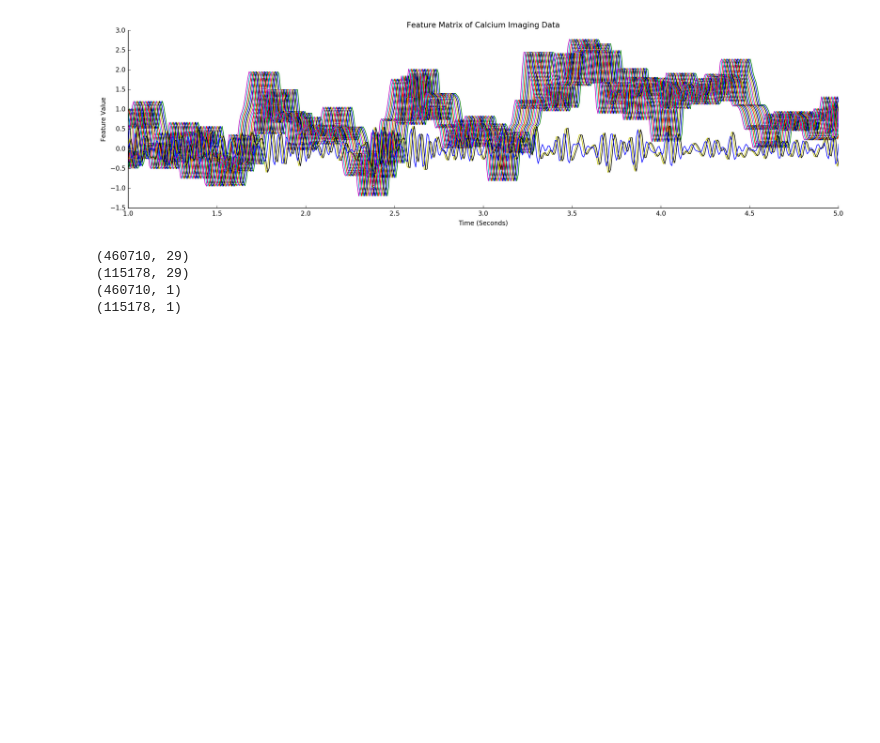
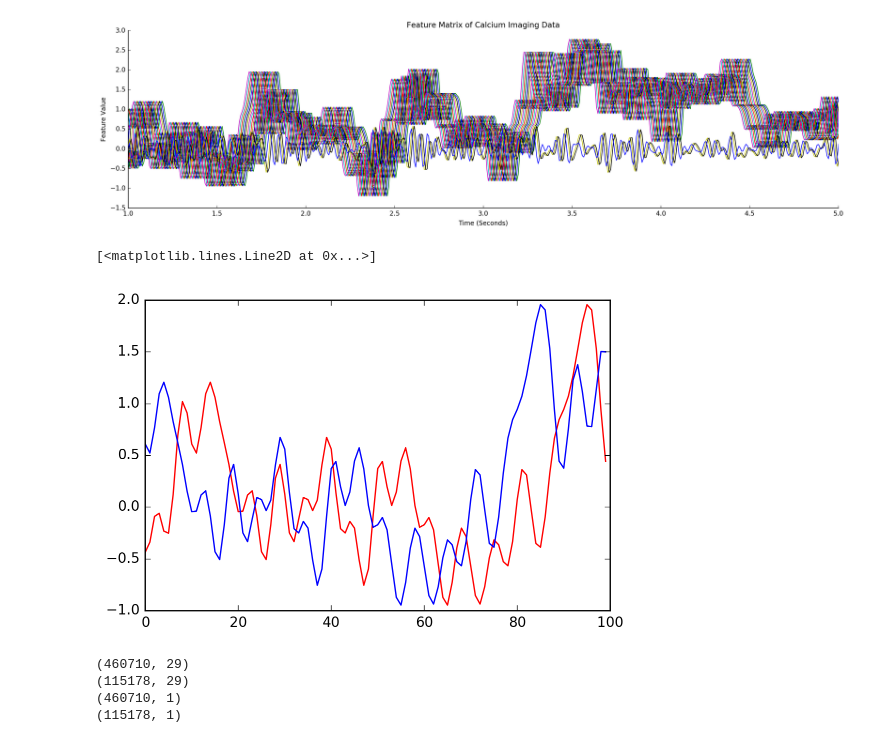
Before and after one commit to torbenator/calcium_spikes, a Jupyter notebook: calcium_imaging.ipynb, the cells around one changed output. Cells and saved outputs as stored; diff of their text form; code cells hidden in the pictures; blank space fills up the shorter version.

```diff
--- a/calcium_imaging.ipynb
+++ b/calcium_imaging.ipynb
@@ -193,4 +205,10 @@ ax1.set_xlabel('Time (Seconds)')
 (29, 575888)
 <matplotlib.text.Text at 0x...>
 [figure]
+# %%
+plt.plot(calcium_feature_mat[0,:100].T,'r')
+plt.plot(calcium_feature_mat[25,:100].T,'b')
+# %% [output]
+[<matplotlib.lines.Line2D at 0x...>]
+[figure, added]
 # %%
```
Also changed, not shown: parts of 10 cells of this notebook.
